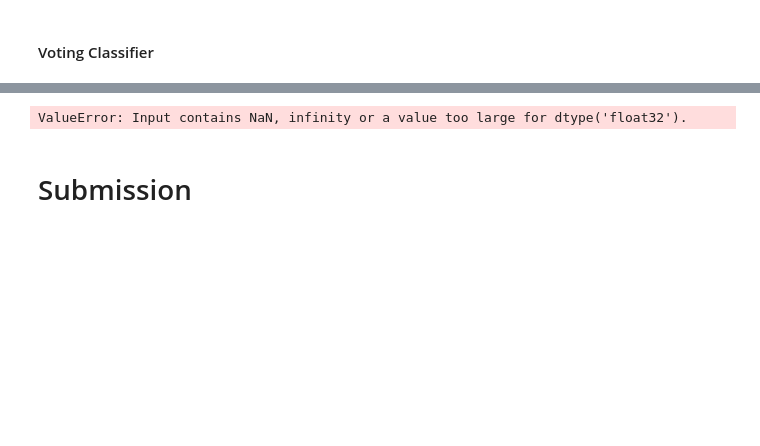
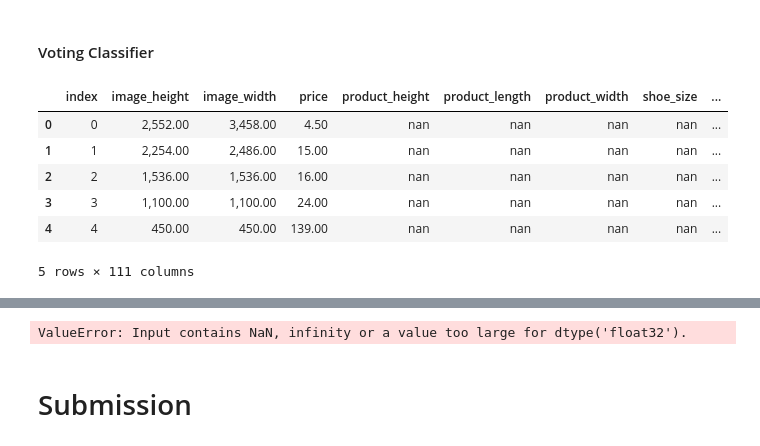
Before and after one commit to anisayari/DataScience-competitions-template, a Jupyter notebook: template/MODEL_competition_baseline.ipynb, the cells around one changed output, grey strips where cells are left out. Cells and saved outputs as stored; diff of their text form; code cells hidden in the pictures; blank space fills up the shorter version.

```diff
--- a/template/MODEL_competition_baseline.ipynb
+++ b/template/MODEL_competition_baseline.ipynb
@@ -82,7 +80,7 @@ def auto_features(df):
 
 def drop_higlhy_correlated_features(df):
     # Threshold for removing correlated variables
-    threshold = 0.95
+    threshold = 0.98
 
     # Absolute value correlation matrix
     corr_matrix = df.corr().abs()
@@ -126,9 +124,6 @@ def features_engineering(df):
 
     df = utils.get_len_columns(df, len_columns=['product_description'])
 
-
-
-
     column_to_vectorize = ["sub_category_1", "sub_category_2",'store_name','product_description',
                     'material', 'editor', 'product_name',"author"]  #'To fill'
 
@@ -164,8 +159,9 @@ def features_engineering(df):
 
     #to_drop = ["price","id",'image_width','image_height','color','age','product_size',"brand","shoe_size","len_product_description", "condition", "year", "product_width","product_length", "product_height"]  #'To fill'
     #df.drop(to_drop,inplace=True, axis=1)
-    #df,features_filtered=drop_higlhy_correlated_features(df)
     df.drop('id',axis=1,inplace=True)
+
+    df,features_filtered=drop_higlhy_correlated_features(df)
     df = utils.reduce_mem_usage(df)
 
     return df
@@ -176,6 +172,8 @@ train = pd.read_csv("X_train.csv", index_col=0, error_bad_lines=False,header=0)
 len_train = len(train)
 test = pd.read_csv("X_test.csv", index_col=0, error_bad_lines=False,header=0)
 y = pd.read_csv("y_train.csv", index_col=0)
+train['label'] = y
+categorical_col = train.select_dtypes(include=['category','object']).columns.tolist()
 train = train.reset_index()
 test= test.reset_index()
 train['id']  = train['id'].astype(str)+'_'+'train'
@@ -187,6 +185,13 @@ train = train_test.iloc[:len_train, :]
 test = train_test.iloc[len_train:, :]
 test_id = test.index
 train['label'] = y
+all_cat_col = train.select_dtypes(include=['category','object']).columns.tolist()
+
+categorical_col = [col_ for col_ in categorical_col if col_ in all_cat_col]
+train, test = utils.leave_one_hot_encoding(train,test,categorical_col,'label')
+
+train, test = train.drop(all_cat_col,axis=1), test.drop(all_cat_col,axis=1)
+print('[DONE]')
 # %% [output]
 b'Skipping line 2168: expected 31 fields, saw 33\nSkipping line 4822: expected 31 fields, saw 37\nSkipping line 4859: expected 31 fields, saw 37\nSkipping line 7342: expected 31 fields, saw 37\n'
 [INFO] Dropping Columns...
@@ -415,0 +473,10 @@ pred_test = run_voting_classifier(train, test, "label")
+# %%
+train.reset_index().head()
+# %% [output]
+|  | index | image_height | image_width | price | product_height | product_length | product_width | shoe_size | ... |
+| 0 | 0 | 2,552.00 | 3,458.00 | 4.50 | nan | nan | nan | nan | ... |
+| 1 | 1 | 2,254.00 | 2,486.00 | 15.00 | nan | nan | nan | nan | ... |
+| 2 | 2 | 1,536.00 | 1,536.00 | 16.00 | nan | nan | nan | nan | ... |
+| 3 | 3 | 1,100.00 | 1,100.00 | 24.00 | nan | nan | nan | nan | ... |
+| 4 | 4 | 450.00 | 450.00 | 139.00 | nan | nan | nan | nan | ... |
+5 rows × 111 columns
```
Also changed, not shown: parts of 16 cells of this notebook, 1 other file.
